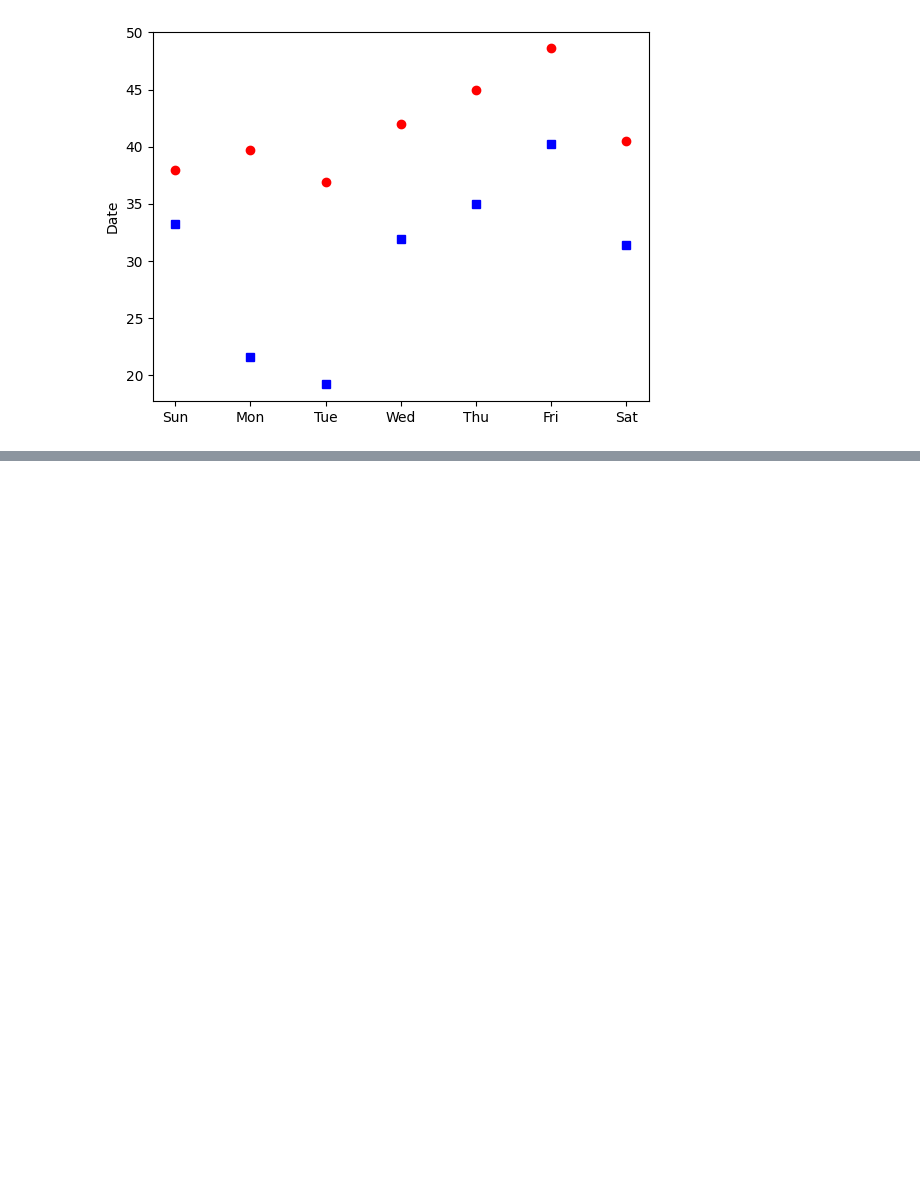
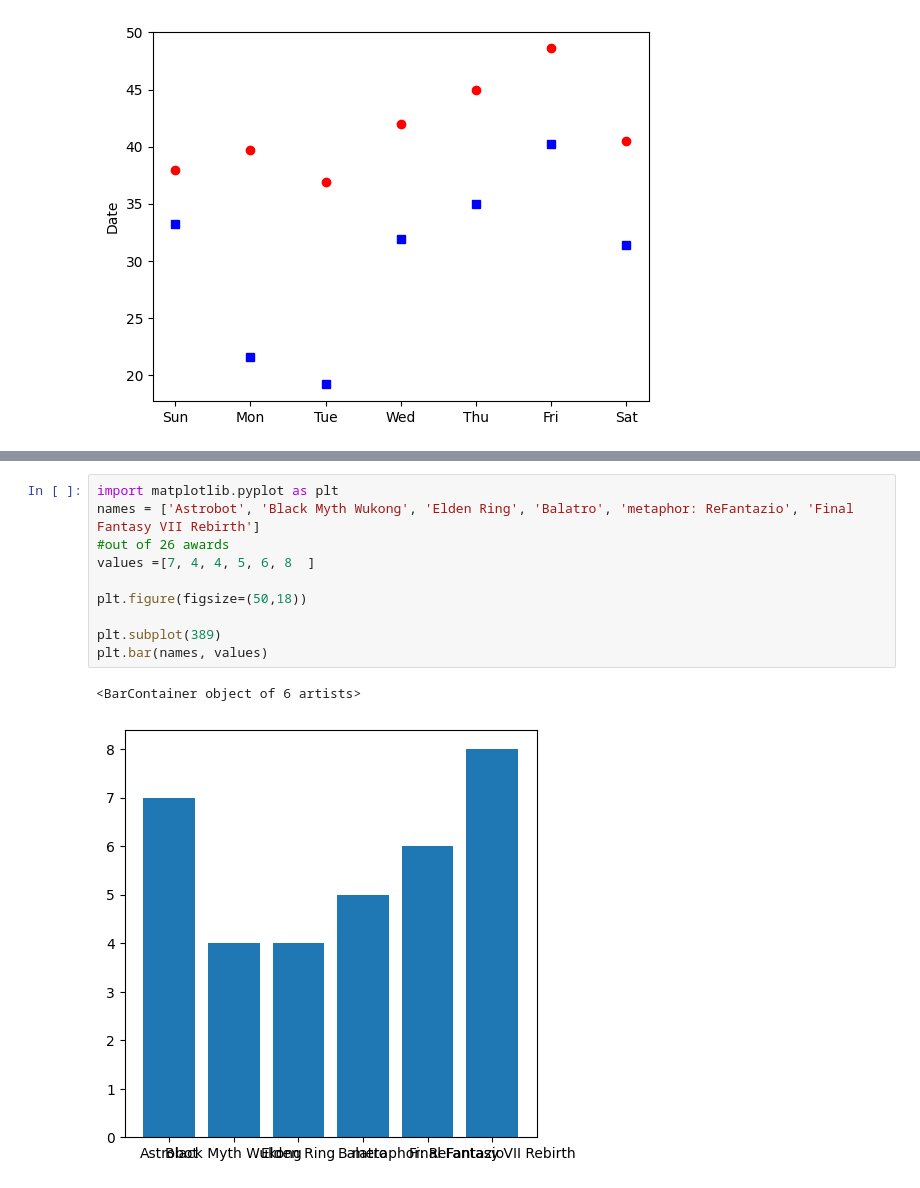
Before and after one commit to CSD-ComputerScience-24-25/codespaces-jupyter, a Jupyter notebook: Noah/MatPlotLib.ipynb, the cells around one changed output, grey strips where cells are left out. Drawn from its saved outputs; the diff is of its cells as text; blank space fills up the shorter version.

```diff
--- a/Noah/MatPlotLib.ipynb
+++ b/Noah/MatPlotLib.ipynb
@@ -49,0 +75,13 @@ plt.show()
+# %%
+import matplotlib.pyplot as plt
+names = ['Astrobot', 'Black Myth Wukong', 'Elden Ring', 'Balatro', 'metaphor: ReFantazio', 'Final Fantasy VII Rebirth']
+#out of 26 awards
+values =[7, 4, 4, 5, 6, 8  ]
+
+plt.figure(figsize=(50,18))
+
+plt.subplot(389)
+plt.bar(names, values)
+# %% [output]
+<BarContainer object of 6 artists>
+[figure, added]
```
Also changed, not shown: parts of 2 cells of this notebook.
